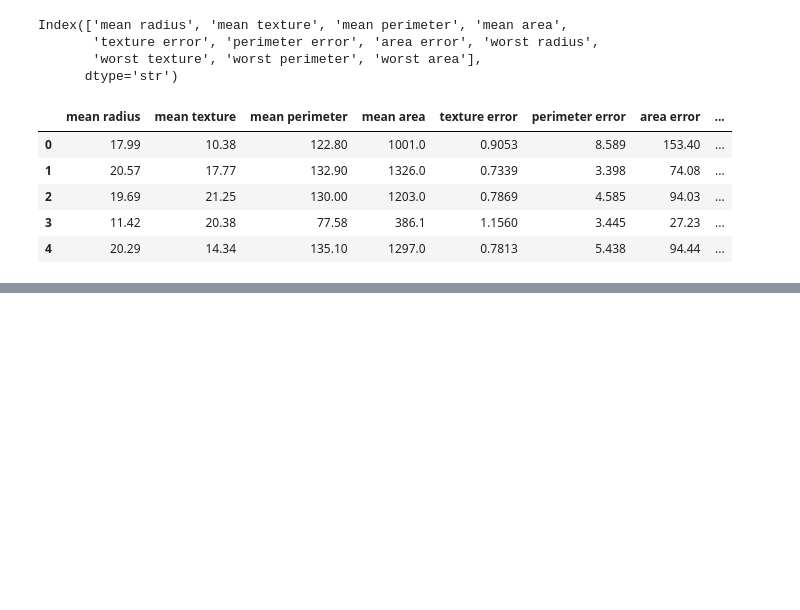
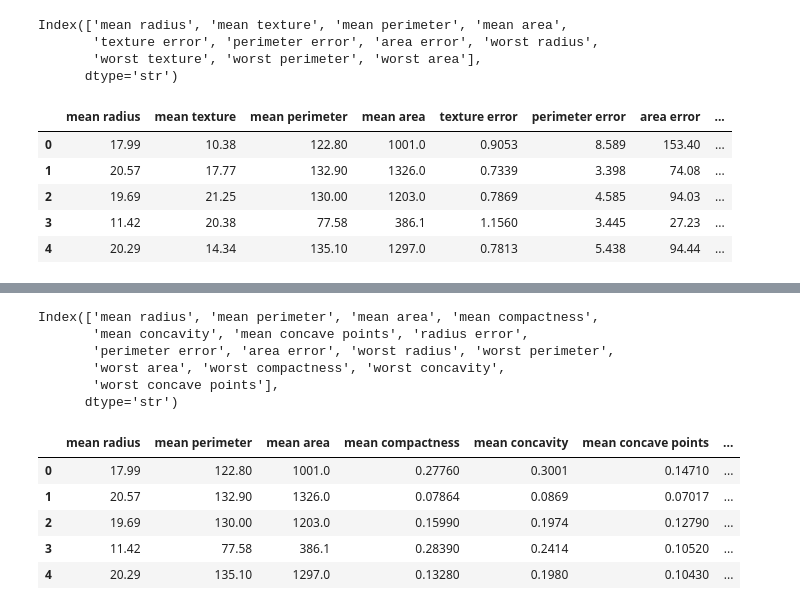
Before and after one commit to rihanyawar/Data_Science_Tutorial, a Jupyter notebook: MACHINE LEARNING/Feature Selection/Filter_Method1.ipynb, the cells around one changed output, grey strips where cells are left out. Cells and saved outputs as stored; diff of their text form; code cells hidden in the pictures; blank space fills up the shorter version.

```diff
--- a/MACHINE LEARNING/Feature Selection/Filter_Method1.ipynb
+++ b/MACHINE LEARNING/Feature Selection/Filter_Method1.ipynb
@@ -87,0 +185,4 @@ X_new.head()
+# %%
+target_corr = target_corr.drop("target")
+# %%
+selected_features= target_corr[abs(target_corr)>0.5]
@@ -87,0 +208,22 @@ X_new.head()
+# %%
+selected_columns = selected_features.index
+
+print(selected_columns)
+# %% [output]
+Index(['mean radius', 'mean perimeter', 'mean area', 'mean compactness',
+       'mean concavity', 'mean concave points', 'radius error',
+       'perimeter error', 'area error', 'worst radius', 'worst perimeter',
+       'worst area', 'worst compactness', 'worst concavity',
+       'worst concave points'],
+      dtype='str')
+# %%
+X_selected = X[selected_columns]
+# %%
+X_selected.head()
+# %% [output]
+|  | mean radius | mean perimeter | mean area | mean compactness | mean concavity | mean concave points | ... |
+| 0 | 17.99 | 122.80 | 1001.0 | 0.27760 | 0.3001 | 0.14710 | ... |
+| 1 | 20.57 | 132.90 | 1326.0 | 0.07864 | 0.0869 | 0.07017 | ... |
+| 2 | 19.69 | 130.00 | 1203.0 | 0.15990 | 0.1974 | 0.12790 | ... |
+| 3 | 11.42 | 77.58 | 386.1 | 0.28390 | 0.2414 | 0.10520 | ... |
+| 4 | 20.29 | 135.10 | 1297.0 | 0.13280 | 0.1980 | 0.10430 | ... |
```
Also changed, not shown: parts of 12 cells of this notebook.
